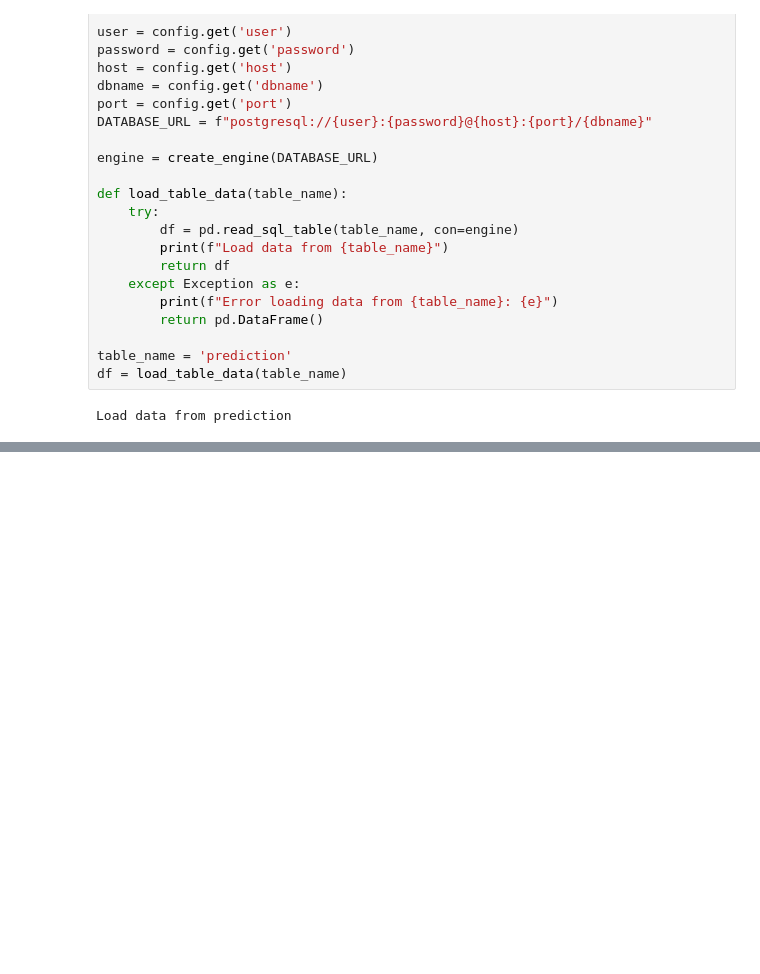
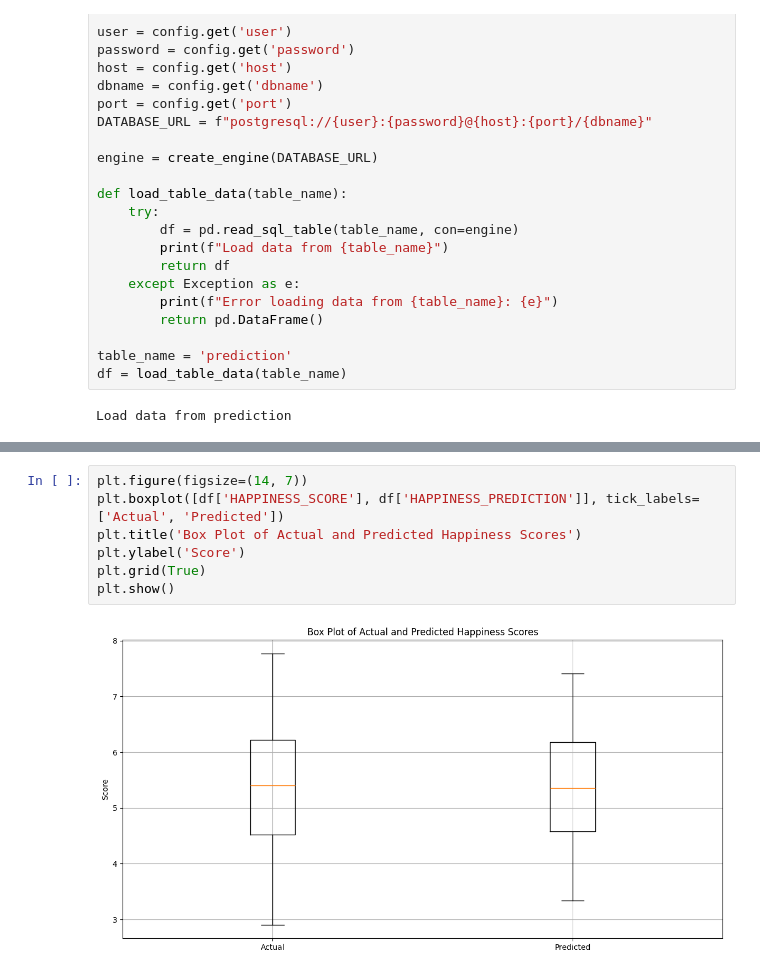
Before and after one commit to VanessaSuare/Workshop3, a Jupyter notebook: notebooks/EDA_003.ipynb, the cells around one changed output, grey strips where cells are left out. Cells and saved outputs as stored; diff of their text form; blank space fills up the shorter version.

```diff
--- a/notebooks/EDA_003.ipynb
+++ b/notebooks/EDA_003.ipynb
@@ -60,0 +80,9 @@ The model has an accuracy of: 0.84 %
+# %%
+plt.figure(figsize=(14, 7))
+plt.boxplot([df['HAPPINESS_SCORE'], df['HAPPINESS_PREDICTION']], tick_labels=['Actual', 'Predicted'])
+plt.title('Box Plot of Actual and Predicted Happiness Scores')
+plt.ylabel('Score')
+plt.grid(True)
+plt.show()
+# %% [output]
+[figure, added]
```
Also changed, not shown: parts of 6 cells of this notebook, 1 other file.
